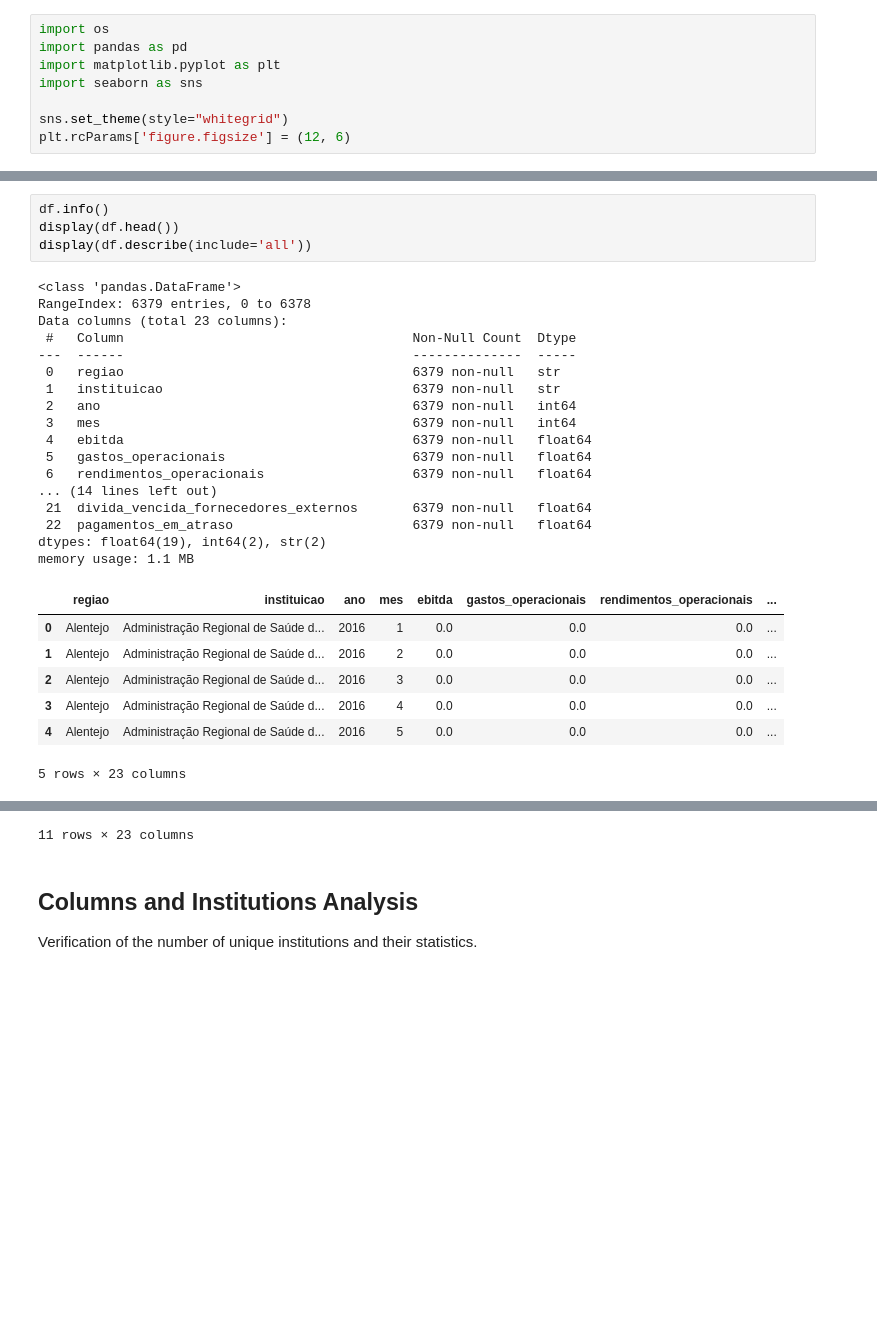
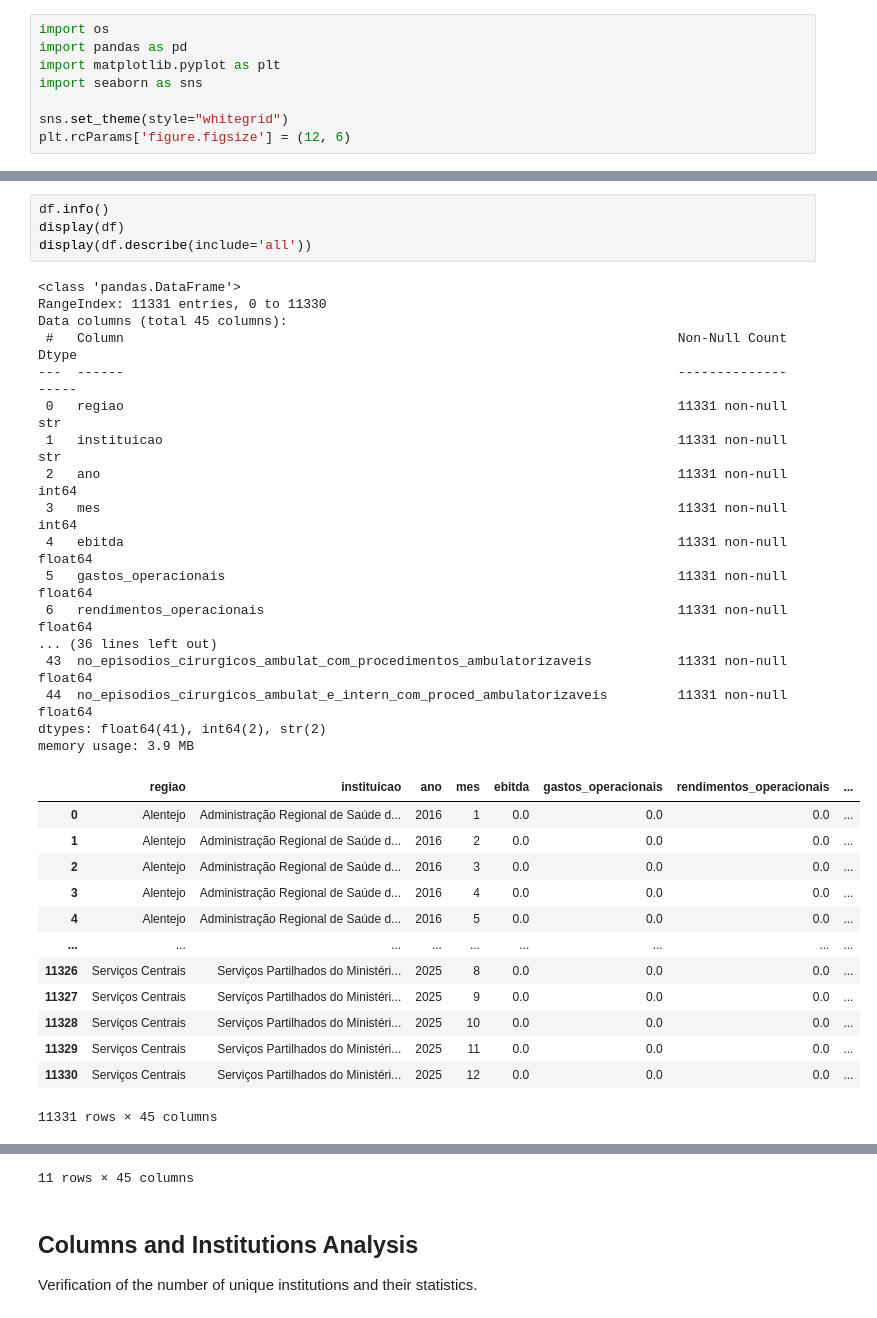
Before and after one commit to claudio3472/SNSDashboard, a Jupyter notebook: notebooks/master_analysis.ipynb, the cells around one changed output, grey strips where cells are left out. Cells and saved outputs as stored; diff of their text form; blank space fills up the shorter version.

```diff
--- a/notebooks/master_analysis.ipynb
+++ b/notebooks/master_analysis.ipynb
@@ -24,30 +24,36 @@ Master Dataset loaded! Dimension: 9147 rows and 45 columns.
 # %%
 df.info()
-display(df.head())
+display(df)
 display(df.describe(include='all'))
 # %% [output]
 <class 'pandas.DataFrame'>
-RangeIndex: 6379 entries, 0 to 6378
-Data columns (total 23 columns):
- #   Column                                     Non-Null Count  Dtype
----  ------                                     --------------  -----
- 0   regiao                                     6379 non-null   str
- 1   instituicao                                6379 non-null   str
- 2   ano                                        6379 non-null   int64
- 3   mes                                        6379 non-null   int64
- 4   ebitda                                     6379 non-null   float64
- 5   gastos_operacionais                        6379 non-null   float64
- 6   rendimentos_operacionais                   6379 non-null   float64
-... (14 lines left out)
- 21  divida_vencida_fornecedores_externos       6379 non-null   float64
- 22  pagamentos_em_atraso                       6379 non-null   float64
-dtypes: float64(19), int64(2), str(2)
-memory usage: 1.1 MB
+RangeIndex: 11331 entries, 0 to 11330
+Data columns (total 45 columns):
+ #   Column                                                                       Non-Null Count  Dtype
+---  ------                                                                       --------------  -----
+ 0   regiao                                                                       11331 non-null  str
+ 1   instituicao                                                                  11331 non-null  str
+ 2   ano                                                                          11331 non-null  int64
+ 3   mes                                                                          11331 non-null  int64
+ 4   ebitda                                                                       11331 non-null  float64
+ 5   gastos_operacionais                                                          11331 non-null  float64
+ 6   rendimentos_operacionais                                                     11331 non-null  float64
+... (36 lines left out)
+ 43  no_episodios_cirurgicos_ambulat_com_procedimentos_ambulatorizaveis           11331 non-null  float64
+ 44  no_episodios_cirurgicos_ambulat_e_intern_com_proced_ambulatorizaveis         11331 non-null  float64
+dtypes: float64(41), int64(2), str(2)
+memory usage: 3.9 MB
 |  | regiao | instituicao | ano | mes | ebitda | gastos_operacionais | rendimentos_operacionais | ... |
 | 0 | Alentejo | Administração Regional de Saúde d... | 2016 | 1 | 0.0 | 0.0 | 0.0 | ... |
 | 1 | Alentejo | Administração Regional de Saúde d... | 2016 | 2 | 0.0 | 0.0 | 0.0 | ... |
 | 2 | Alentejo | Administração Regional de Saúde d... | 2016 | 3 | 0.0 | 0.0 | 0.0 | ... |
 | 3 | Alentejo | Administração Regional de Saúde d... | 2016 | 4 | 0.0 | 0.0 | 0.0 | ... |
 | 4 | Alentejo | Administração Regional de Saúde d... | 2016 | 5 | 0.0 | 0.0 | 0.0 | ... |
+| ... | ... | ... | ... | ... | ... | ... | ... | ... |
+| 11326 | Serviços Centrais | Serviços Partilhados do Ministéri... | 2025 | 8 | 0.0 | 0.0 | 0.0 | ... |
+| 11327 | Serviços Centrais | Serviços Partilhados do Ministéri... | 2025 | 9 | 0.0 | 0.0 | 0.0 | ... |
+| 11328 | Serviços Centrais | Serviços Partilhados do Ministéri... | 2025 | 10 | 0.0 | 0.0 | 0.0 | ... |
+| 11329 | Serviços Centrais | Serviços Partilhados do Ministéri... | 2025 | 11 | 0.0 | 0.0 | 0.0 | ... |
+| 11330 | Serviços Centrais | Serviços Partilhados do Ministéri... | 2025 | 12 | 0.0 | 0.0 | 0.0 | ... |
-5 rows × 23 columns
+11331 rows × 45 columns
 |  | regiao | instituicao | ano | mes | ebitda | gastos_operacionais | rendimentos_operacionais | ... |
@@ -64,5 +70,5 @@ memory usage: 1.1 MB
 | max | NaN | NaN | 2025.000000 | 12.000000 | 1.379784e+08 | 1.006721e+09 | 8.508979e+08 | ... |
-11 rows × 23 columns
+11 rows × 45 columns
 # %% [markdown]
 ## Columns and Institutions Analysis
 Verification of the number of unique institutions and their statistics.
```
Also changed, not shown: parts of 21 cells of this notebook, 4 other files.
